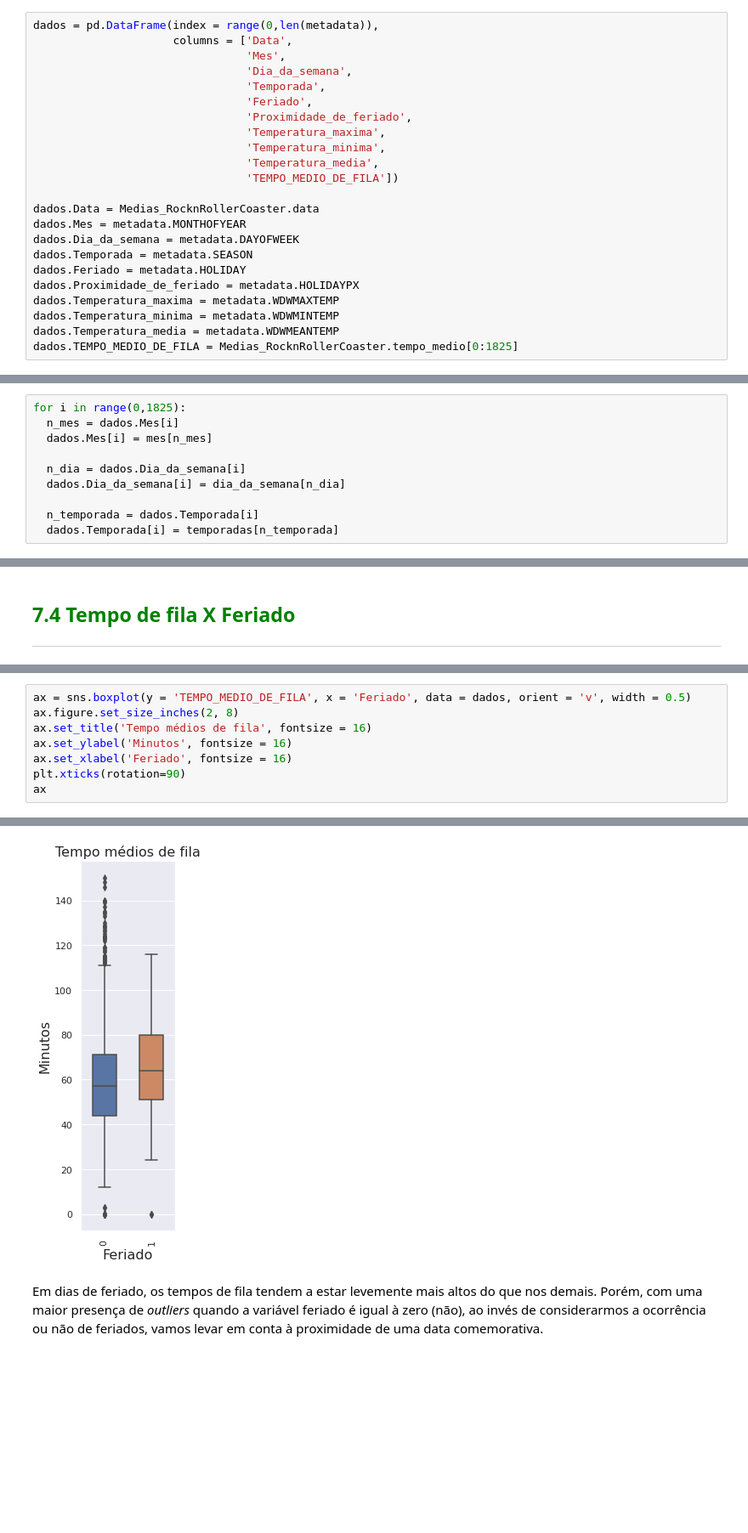
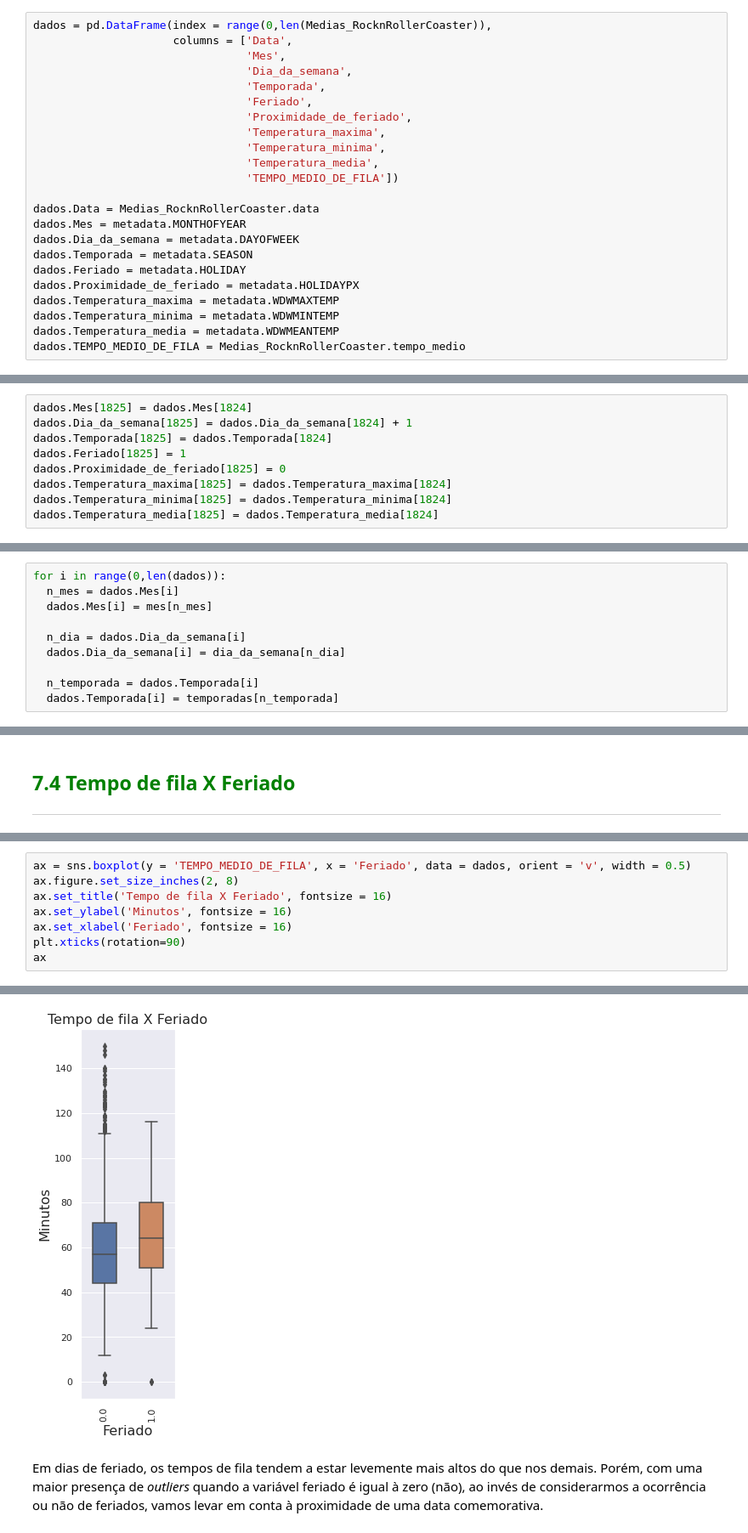
Before and after one commit to LuisFTacla/WDW_Attendance_Calculator, a Jupyter notebook: Analise_Rock_n_Roller_Coaster.ipynb, the cells around one changed output, grey strips where cells are left out. Shown at 85% size. Saved outputs shown, nothing was run; the diff lists cells and outputs as text; blank space fills up the shorter version.

```diff
--- a/Analise_Rock_n_Roller_Coaster.ipynb
+++ b/Analise_Rock_n_Roller_Coaster.ipynb
@@ -993,7 +993,7 @@ Para uma primeira abordagem, iremos considerar as temperaturas de cada dia.  Nes
 # %% [markdown]
 Iremos considerar, inicialmente, a data, dia da semana, temporada, feriado, proximidade dos feriado, temperaturas mínima, média e máxima.
 # %%
-dados = pd.DataFrame(index = range(0,len(metadata)),
+dados = pd.DataFrame(index = range(0,len(Medias_RocknRollerCoaster)),
                      columns = ['Data',
                                 'Mes',
                                 'Dia_da_semana',
@@ -1014,4 +1014,4 @@ dados.Proximidade_de_feriado = metadata.HOLIDAYPX
 dados.Temperatura_maxima = metadata.WDWMAXTEMP
 dados.Temperatura_minima = metadata.WDWMINTEMP
 dados.Temperatura_media = metadata.WDWMEANTEMP
-dados.TEMPO_MEDIO_DE_FILA = Medias_RocknRollerCoaster.tempo_medio[0:1825]
+dados.TEMPO_MEDIO_DE_FILA = Medias_RocknRollerCoaster.tempo_medio
@@ -1017,0 +1036,9 @@ dados.TEMPO_MEDIO_DE_FILA = Medias_RocknRollerCoaster.tempo_medio[0:1825]
+# %%
+dados.Mes[1825] = dados.Mes[1824]
+dados.Dia_da_semana[1825] = dados.Dia_da_semana[1824] + 1
+dados.Temporada[1825] = dados.Temporada[1824]
+dados.Feriado[1825] = 1
+dados.Proximidade_de_feriado[1825] = 0
+dados.Temperatura_maxima[1825] = dados.Temperatura_maxima[1824]
+dados.Temperatura_minima[1825] = dados.Temperatura_minima[1824]
+dados.Temperatura_media[1825] = dados.Temperatura_media[1824]
@@ -1073,7 +1118,7 @@ temporadas = {'CHRISTMAS PEAK': 'Pico de Natal',
               'THANKSGIVING': 'Ação de Graças',
               'MARDI GRAS': 'Carnaval'}
 # %%
-for i in range(0,1825):
+for i in range(0,len(dados)):
   n_mes = dados.Mes[i]
   dados.Mes[i] = mes[n_mes]
 
@@ -1290,14 +1335,14 @@ Text(0, 0.5, 'Tempo médios de fila (minutos)')
 # %%
 ax = sns.boxplot(y = 'TEMPO_MEDIO_DE_FILA', x = 'Feriado', data = dados, orient = 'v', width = 0.5)
 ax.figure.set_size_inches(2, 8)
-ax.set_title('Tempo médios de fila', fontsize = 16)
+ax.set_title('Tempo de fila X Feriado', fontsize = 16)
 ax.set_ylabel('Minutos', fontsize = 16)
 ax.set_xlabel('Feriado', fontsize = 16)
 plt.xticks(rotation=90)
 ax
 # %% [output]
 <matplotlib.axes._subplots.AxesSubplot at 0x...>
-[figure, old version]
+[figure, new version]
 # %% [markdown]
 Em dias de feriado, os tempos de fila tendem a estar levemente mais altos do que nos demais. Porém, com uma maior presença de *outliers* quando a variável feriado é igual à zero (não), ao invés de considerarmos a ocorrência ou não de feriados, vamos levar em conta à proximidade de uma data comemorativa.
 # %% [markdown]
```
Also changed, not shown: parts of 17 cells of this notebook.
